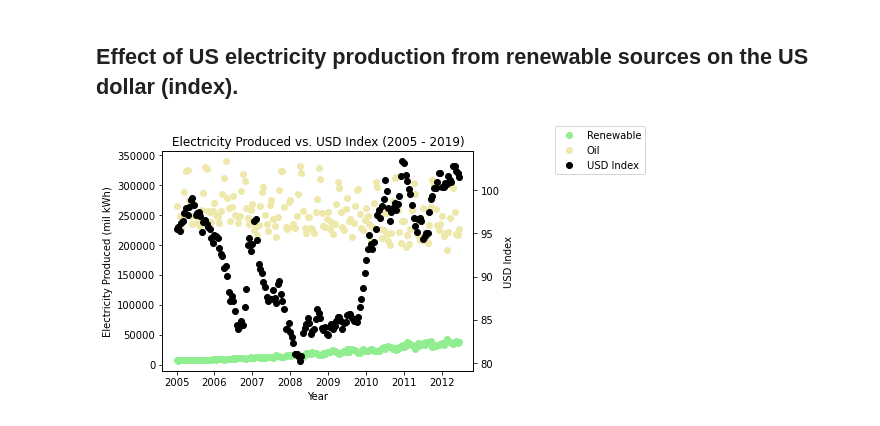
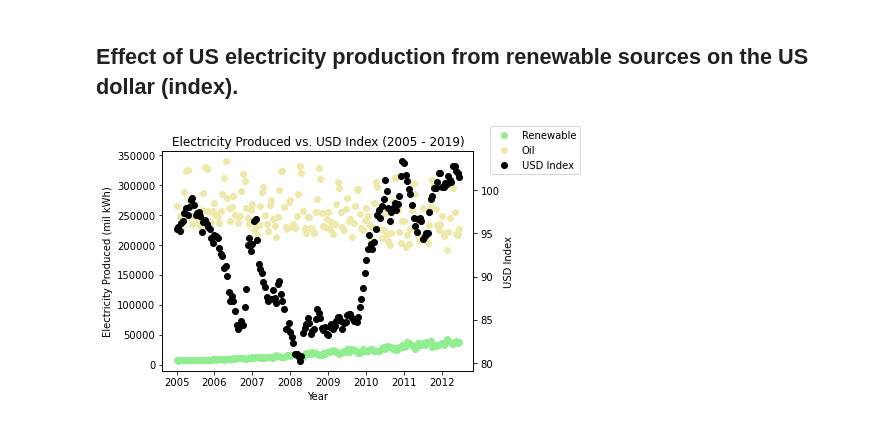
Before and after one commit to kk-deng/CanadaEnergyIE, a Jupyter notebook: Part 3.ipynb, the cells around one changed output. Saved outputs shown, nothing was run; the diff lists cells and outputs as text; code cells hidden in the pictures.

```diff
--- a/Part 3.ipynb
+++ b/Part 3.ipynb
@@ -70,13 +394,13 @@ plt.savefig("Plots\Question 5 - Time vs. Renewable (with Regression).png")
 [figure]
 # %%
 # regression analysis accounting from 2013 to 2019
-renewable_oil["Date_ordinal"] = pd.to_datetime(renewable_oil["Date"]).apply(lambda date: date.toordinal())
+data["Date_ordinal"] = pd.to_datetime(data["Date"]).apply(lambda date: date.toordinal())
 
-r2_slope, r2_intercept, r2_rvalue, r2_pvalue, r2_stderr = stats.linregress(renewable_oil["Date_ordinal"][-84:], renewable_oil["Total Renewable (mil kWh)"][-84:])
-regressed_renewable = renewable_oil["Date_ordinal"] * r_slope + r_intercept
+r2_slope, r2_intercept, r2_rvalue, r2_pvalue, r2_stderr = stats.linregress(data["Date_ordinal"][-84:], data["Total Renewable (mil kWh)"][-84:])
+regressed_renewable = data["Date_ordinal"] * r_slope + r_intercept
 
-plt.scatter(renewable_data["Date"], renewable_data["Total Renewable (mil kWh)"], color="yellowgreen")
-plt.plot(renewable_data["Date"], regressed_renewable, color="green")
+plt.scatter(data["Date"], data["Total Renewable (mil kWh)"], color="yellowgreen")
+plt.plot(data["Date"], regressed_renewable, color="green")
 
 plt.annotate(f"Renewable = {round(r2_slope,2)}*x + {round(r2_intercept,0)}", (0,35000))
 plt.ylabel("Electricity Produced (mil kWh)")
@@ -200,30 +524,30 @@ plt.savefig("Plots\Question 5 - Time vs. Types of Oil Sources.png", bbox_inches=
 # %%
 # major ticks for x-axis (by year)
 years = np.arange(2005, 2020, 1)
 ticks = np.arange(0, len(data["Date"]), 24)
 
 fig, ax1 = plt.subplots()
 
 ax1.set_xlabel("Year")
 ax1.scatter(data["Date"], data["Total Renewable (mil kWh)"], c="lightgreen", label="Renewable")
 ax1.scatter(data["Date"], data["Total Oil (mil kWh)"], c="palegoldenrod", label="Oil")
 
 plt.ylabel("Electricity Produced (mil kWh)")
 
 ax2 = ax1.twinx()
 
 ax2.set_ylabel("USD Index")
 lns3=ax2.scatter(data["Date"], data["USD Index"], c="black", label="USD Index")
 
 plt.xticks(ticks, years, rotation = 45)
-fig.legend(bbox_to_anchor=(1.05, 1), loc='upper left')
+fig.legend(bbox_to_anchor=(0.9, 1), loc='upper left')
 plt.ylabel("USD Index")
 
 plt.xlabel("Years")
 plt.title("Electricity Produced vs. USD Index (2005 - 2019)")
 
 plt.tight_layout()
 
 plt.savefig("Plots\Question 6 - Sources vs. USD Index.png", bbox_inches='tight')
 # %% [output]
-[figure, old version]
+[figure, new version]
```
Also changed, not shown: parts of 32 cells of this notebook.
